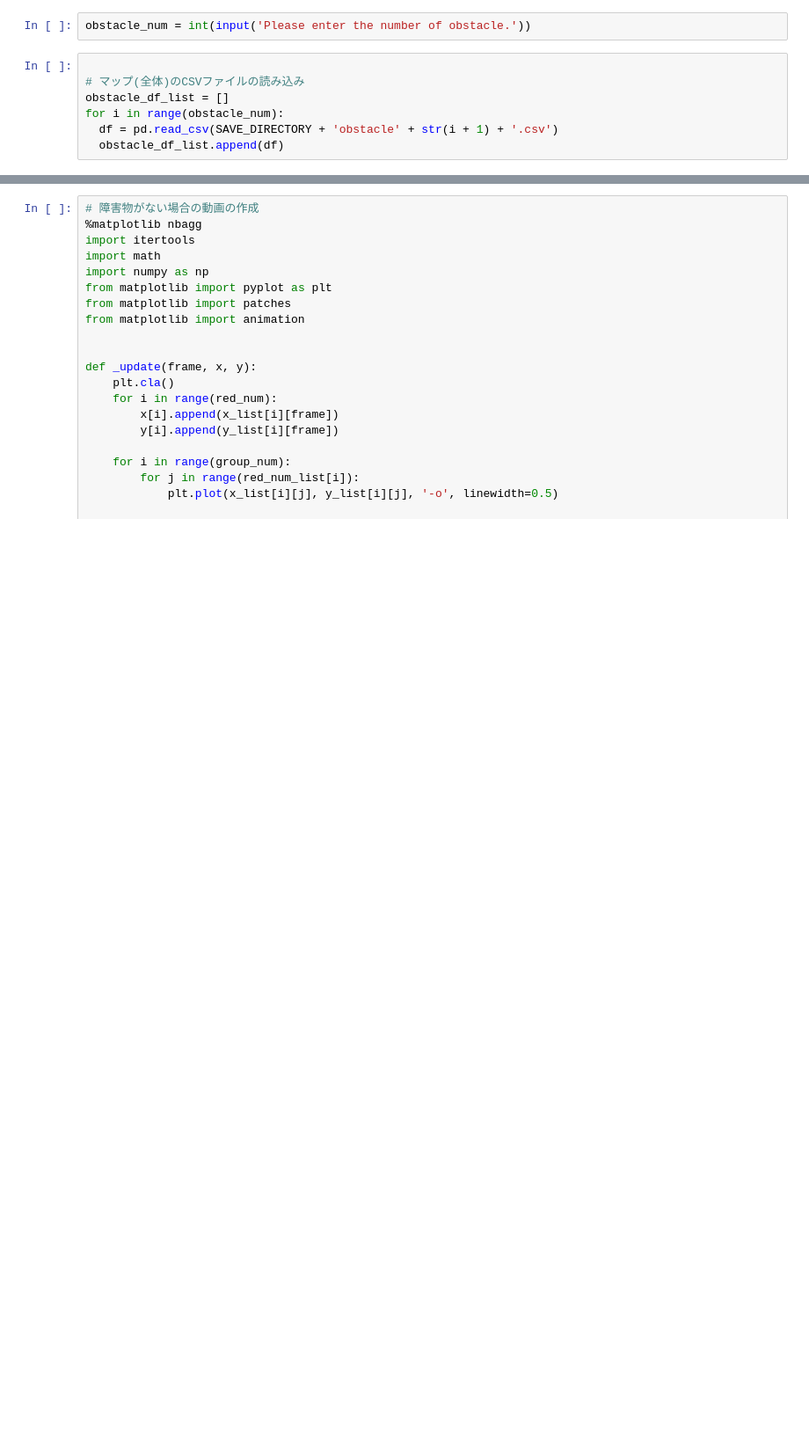
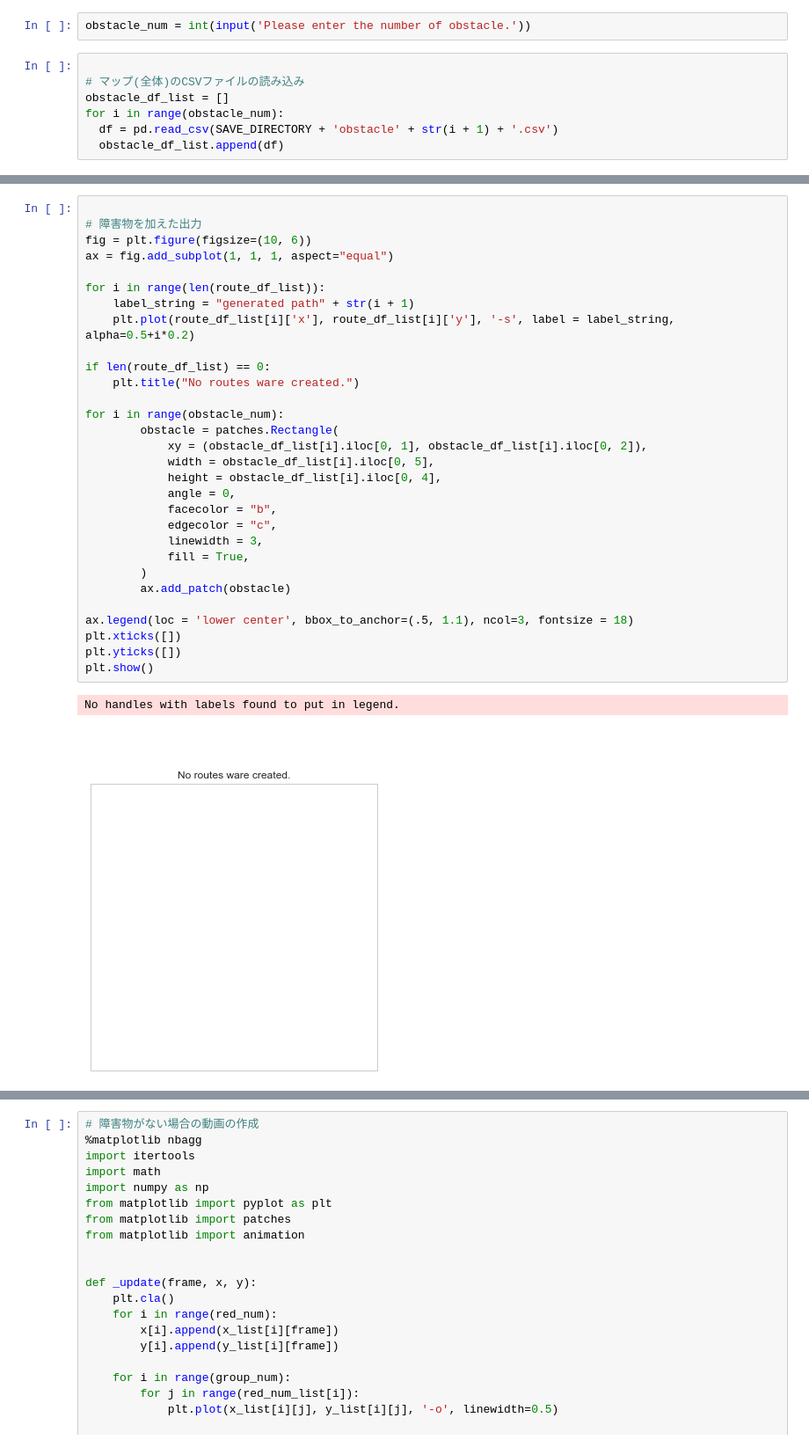
Before and after one commit to shohei-inoue/group-guidance-simulation, a Jupyter notebook: group-guidance/create_graph2.ipynb, the cells around one changed output, grey strips where cells are left out. Shown at 88% size. Cells and saved outputs as stored; diff of their text form; blank space fills up the shorter version.

```diff
--- a/group-guidance/create_graph2.ipynb
+++ b/group-guidance/create_graph2.ipynb
@@ -94,0 +150,33 @@ plt.show()
+# %%
+
+# 障害物を加えた出力
+fig = plt.figure(figsize=(10, 6))
+ax = fig.add_subplot(1, 1, 1, aspect="equal")
+
+for i in range(len(route_df_list)):
+    label_string = "generated path" + str(i + 1)
+    plt.plot(route_df_list[i]['x'], route_df_list[i]['y'], '-s', label = label_string, alpha=0.5+i*0.2)
+
+if len(route_df_list) == 0:
+    plt.title("No routes ware created.")
+
+for i in range(obstacle_num):
+        obstacle = patches.Rectangle(
+            xy = (obstacle_df_list[i].iloc[0, 1], obstacle_df_list[i].iloc[0, 2]),
+            width = obstacle_df_list[i].iloc[0, 5],
+            height = obstacle_df_list[i].iloc[0, 4],
+            angle = 0,
+            facecolor = "b",
+            edgecolor = "c",
+            linewidth = 3,
+            fill = True,
+        )
+        ax.add_patch(obstacle)
+
+ax.legend(loc = 'lower center', bbox_to_anchor=(.5, 1.1), ncol=3, fontsize = 18)
+plt.xticks([])
+plt.yticks([])
+plt.show()
+# %% [output]
+No handles with labels found to put in legend.
+[figure, added]
```
Also changed, not shown: parts of 20 cells of this notebook, 5 other files.
